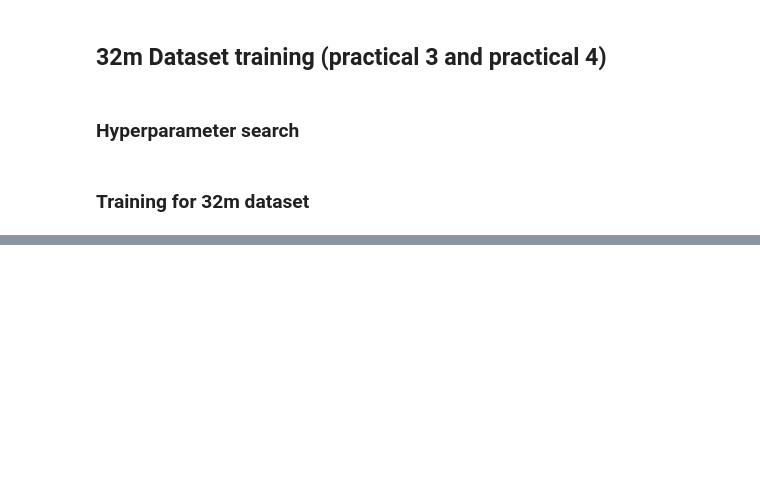
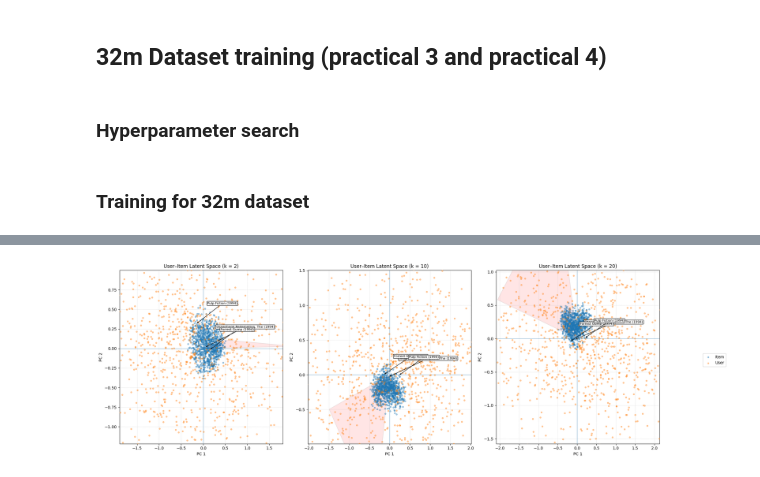
Before and after one commit to DanielAyomide-git/applied-ml-at-scale-aims2025, a Jupyter notebook: Applied_ML_at_scale.ipynb, the cells around one changed output, grey strips where cells are left out. Drawn from its saved outputs; the diff is of its cells as text; code cells hidden in the pictures; blank space fills up the shorter version.

```diff
--- a/Applied_ML_at_scale.ipynb
+++ b/Applied_ML_at_scale.ipynb
@@ -1203,17 +1203,11 @@ import pickle
 # -------------------------------------------------
 # AUTO-SELECT MOVIES TO LABEL (POPULAR ONES)
 # -------------------------------------------------
-def select_movies_to_label(df, movie_counts, top_n=4, min_ratings=5000):
-    """
-    Selects top-N most-rated movies above threshold and returns titles.
-    """
-    idxs = np.where(movie_counts >= min_ratings)[0]
-
-    # sort by number of ratings (descending)
-    idxs = sorted(idxs, key=lambda i: movie_counts[i], reverse=True)
+def select_movies_to_label(df, movie_counts, movie_indices, top_n=5):
+    sorted_idx = sorted(movie_indices, key=lambda i: movie_counts[i], reverse=True)
 
     selected = []
-    for idx in idxs[:top_n]:
+    for idx in sorted_idx[:top_n]:
         mid = df.idx_to_movie_id[idx]
         title = df.movie_id_to_title.get(mid, str(mid))
         selected.append(title)
@@ -1223,6 +1217,24 @@ def select_movies_to_label(df, movie_counts, top_n=4, min_ratings=5000):
         print("   ", t)
 
     return selected
+
+# -------------------------------------------------
+# SELECT TOP USERS AND MOVIES
+# -------------------------------------------------
+
+TOP_USERS = 1000
+TOP_MOVIES = 1000
+
+# users: count ratings per user
+user_counts = np.array([len(r) for r in df.data_by_user])
+top_user_idx = np.argsort(user_counts)[-TOP_USERS:]
+
+# movies: already have movie_counts
+top_movie_idx = np.argsort(movie_counts)[-TOP_MOVIES:]
+
+print("[INFO] Using:")
+print("   Users:", len(top_user_idx))
+print("   Movies:", len(top_movie_idx))
 
 
 # -------------------------------------------------
@@ -1234,61 +1246,67 @@ def plot_user_item_latent_space_on_ax(
     movie_counts,
     ax,
     movie_labels_to_show,
+    user_subset,
+    movie_subset,
     user_idx_to_label=0,
     title=""
 ):
     """
-    Projects Users and Items into the same 2D space using PCA
-    and plots them on the given Axes, with automatic zoom-in.
+    PCA on subset of users and movies only
     """
 
-    combined_vectors = np.vstack([model.U, model.V])
+    U_sub = model.U[user_subset]
+    V_sub = model.V[movie_subset]
+
+    combined_vectors = np.vstack([U_sub, V_sub])
 
     pca = PCA(n_components=2)
     coords = pca.fit_transform(combined_vectors)
 
-    U_2d = coords[:model.M]
-    V_2d = coords[model.M:]
+    U_2d = coords[:len(U_sub)]
+    V_2d = coords[len(U_sub):]
 
-    # --- scatter items and users ---
-    ax.scatter(V_2d[:, 0], V_2d[:, 1], alpha=0.35, s=10, label='Item', zorder=2)
-    ax.scatter(U_2d[:, 0], U_2d[:, 1], alpha=0.35, s=10, label='User', zorder=3)
+    # scatter
+    ax.scatter(V_2d[:, 0], V_2d[:, 1], alpha=0.4, s=12, label='Item', zorder=2)
+    ax.scatter(U_2d[:, 0], U_2d[:, 1], alpha=0.4, s=12, label='User', zorder=3)
 
-    # --- user preference cone ---
+    # label one user
     user_vec = U_2d[user_idx_to_label]
     cone_points = [
         [0, 0],
         [user_vec[0] * 2, user_vec[1] * 0.5],
         [user_vec[0] * 0.5, user_vec[1] * 2],
     ]
-    cone = Polygon(cone_points, facecolor='red', alpha=0.1, hatch='xx',
+    cone = Polygon(cone_points, facecolor='red', alpha=0.1,
                    edgecolor='black', zorder=1)
     ax.add_patch(cone)
 
-    # --- annotate selected movies ---
+    # annotate selected movies
     for title_str in movie_labels_to_show:
         try:
             m_id = next(k for k, v in df.movie_id_to_title.items() if v == title_str)
             m_idx = df.movie_id_to_idx[m_id]
 
-            x, y = V_2d[m_idx]
+            if m_idx not in movie_subset:
+                continue
+
+            sub_idx = np.where(movie_subset == m_idx)[0][0]
+            x, y = V_2d[sub_idx]
+
             ax.annotate(
                 title_str,
                 xy=(x, y),
-                xytext=(x + 0.3, y + 0.3),
+                xytext=(x + 0.25, y + 0.25),
                 arrowprops=dict(arrowstyle='->'),
                 fontsize=8,
-                bbox=dict(boxstyle='round,pad=0.2', fc='white', alpha=0.85),
+                bbox=dict(boxstyle='round,pad=0.2', fc='white', alpha=0.9),
             )
         except StopIteration:
-            print(f"[WARNING] Movie not found: {title_str}")
+            pass
 
-    # --- automatic zoom (focus on dense region) ---
-    all_x = coords[:, 0]
-    all_y = coords[:, 1]
-
-    x_min, x_max = np.percentile(all_x, [5, 95])
-    y_min, y_max = np.percentile(all_y, [5, 95])
+    # zoom
+    x_min, x_max = np.percentile(coords[:, 0], [5, 95])
+    y_min, y_max = np.percentile(coords[:, 1], [5, 95])
 
     pad_x = 0.1 * (x_max - x_min)
     pad_y = 0.1 * (y_max - y_min)
@@ -1296,14 +1314,12 @@ def plot_user_item_latent_space_on_ax(
     ax.set_xlim(x_min - pad_x, x_max + pad_x)
     ax.set_ylim(y_min - pad_y, y_max + pad_y)
 
-    # --- formatting ---
     ax.axhline(0, linewidth=1, alpha=0.5)
     ax.axvline(0, linewidth=1, alpha=0.5)
 
-    ax.set_title(title, fontsize=12)
+    ax.set_title(title)
     ax.set_xlabel("PC 1")
     ax.set_ylabel("PC 2")
-
     ax.grid(True, linestyle=":", alpha=0.6)
 
 
@@ -1325,7 +1341,9 @@ for k, path in model_paths.items():
 # -------------------------------------------------
 # AUTO PICK MOVIES THAT ACTUALLY EXIST
 # -------------------------------------------------
-movies_to_label = select_movies_to_label(df, movie_counts, top_n=4, min_ratings=5000)
+movies_to_label = select_movies_to_label(
+    df, movie_counts, top_movie_idx, top_n=3
+)
 
 # -------------------------------------------------
 # PLOT ALL K
@@ -1339,9 +1357,12 @@ for ax, k in zip(axes, [2, 10, 20]):
         movie_counts,
         ax,
         movies_to_label,
+        user_subset=top_user_idx,
+        movie_subset=top_movie_idx,
         user_idx_to_label=0,
         title=f"User–Item Latent Space (k = {k})"
     )
+
 
 handles, labels = axes[-1].get_legend_handles_labels()
 fig.legend(handles, labels, loc="center right", frameon=True)
@@ -1359,3 +1380,4 @@ plt.show()
 plt.close(fig)
 
 print(f"[INFO] Saved plot to {pdf_path}")
+# %% [output]
@@ -1361,0 +1394 @@ print(f"[INFO] Saved plot to {pdf_path}")
+[figure, added]
```
Also changed, not shown: parts of 1 cell of this notebook, 10 other files.
